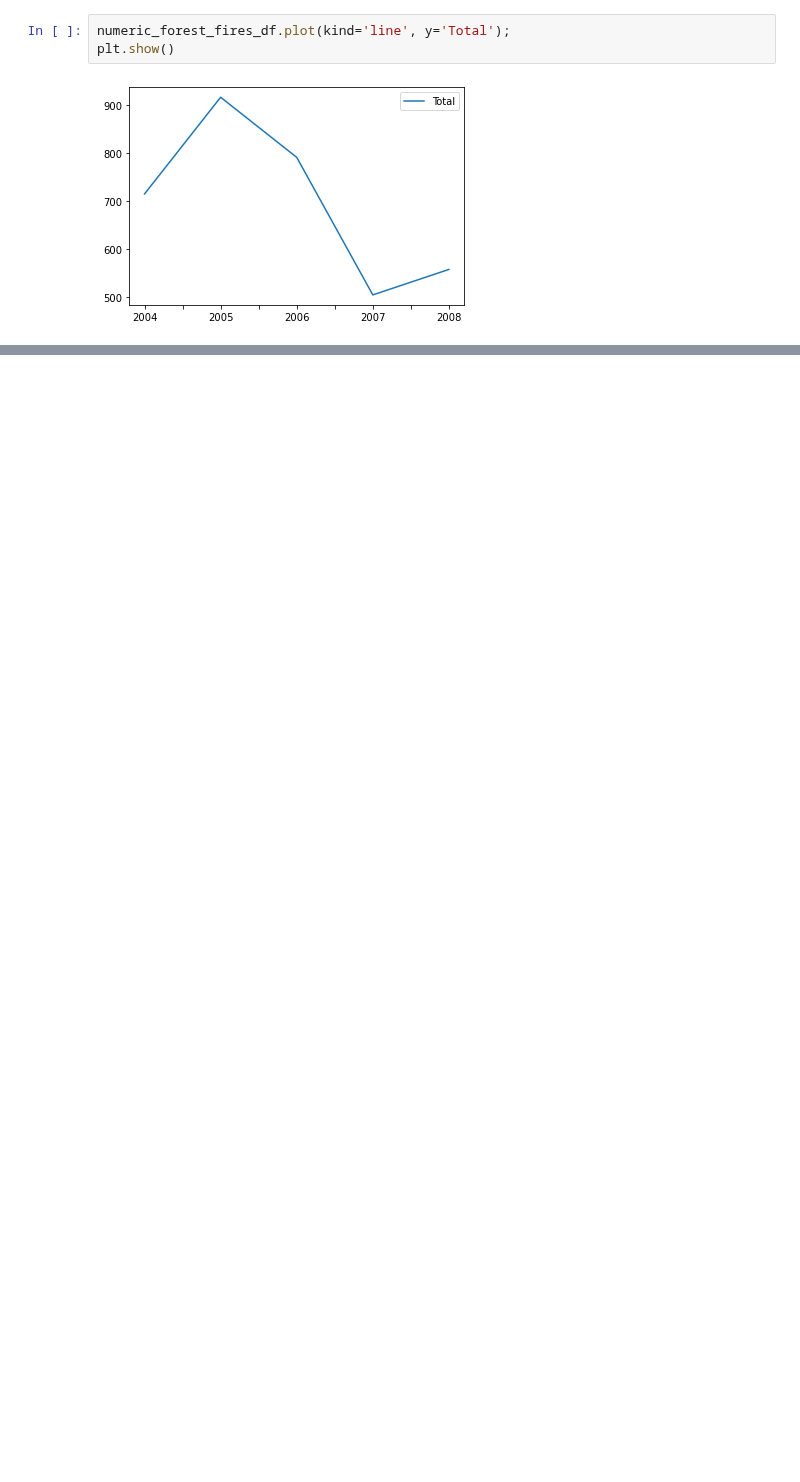
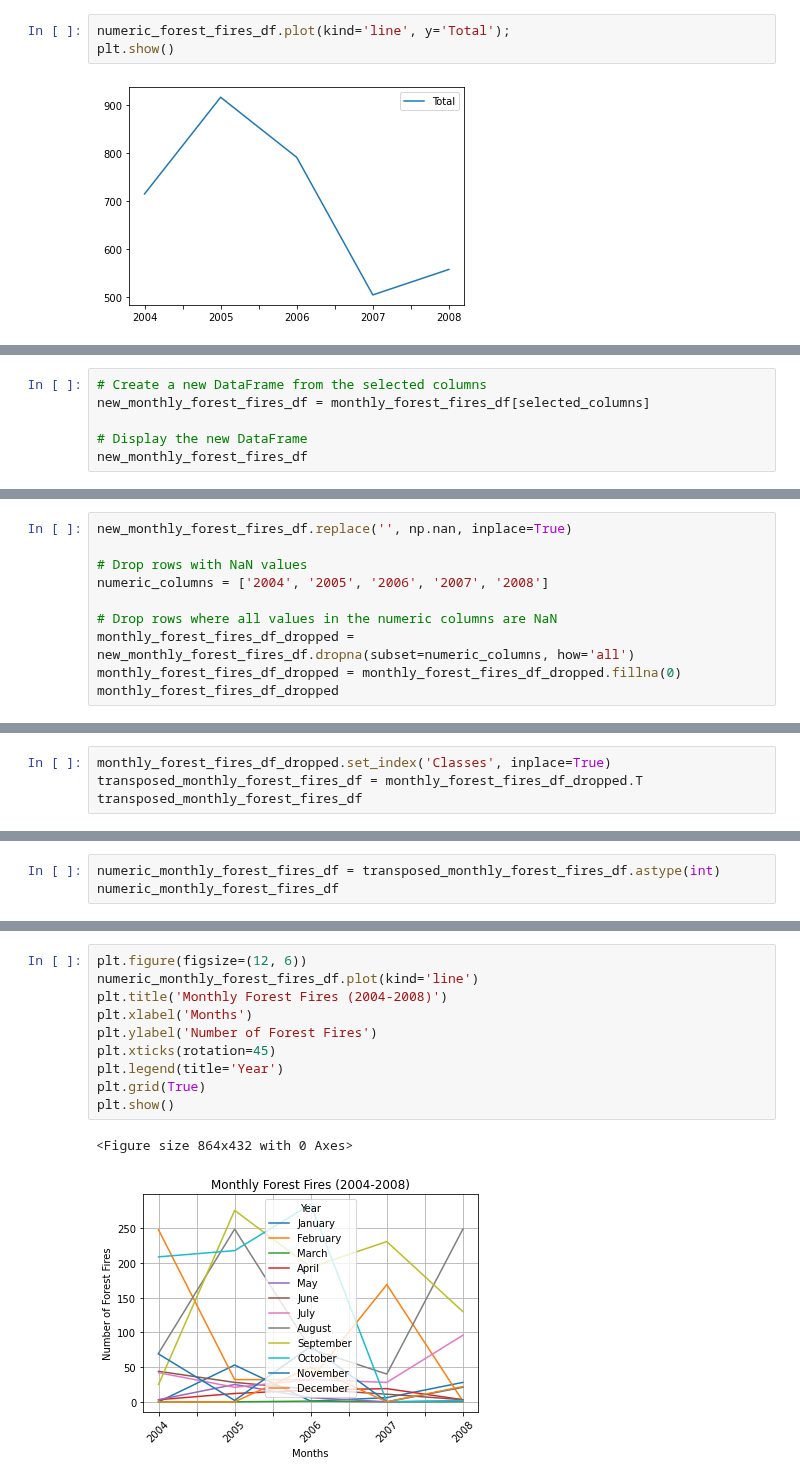
Before and after one commit to RaphaLevy/Study_on_Malaria_dynamics, a Jupyter notebook: mapbiomas_data/MapBiomas - Manaus Data.ipynb, the cells around one changed output, grey strips where cells are left out. Cells and saved outputs as stored; diff of their text form; blank space fills up the shorter version.

Commit message:
Updates .ipynb file for collection and treatment of monthly forest fires data

```diff
--- a/mapbiomas_data/MapBiomas - Manaus Data.ipynb
+++ b/mapbiomas_data/MapBiomas - Manaus Data.ipynb
@@ -299,0 +361,6 @@ plt.show()
+# %%
+# Create a new DataFrame from the selected columns
+new_monthly_forest_fires_df = monthly_forest_fires_df[selected_columns]
+
+# Display the new DataFrame
+new_monthly_forest_fires_df
@@ -299,0 +381,10 @@ plt.show()
+# %%
+new_monthly_forest_fires_df.replace('', np.nan, inplace=True)
+
+# Drop rows with NaN values
+numeric_columns = ['2004', '2005', '2006', '2007', '2008']
+
+# Drop rows where all values in the numeric columns are NaN
+monthly_forest_fires_df_dropped = new_monthly_forest_fires_df.dropna(subset=numeric_columns, how='all')
+monthly_forest_fires_df_dropped = monthly_forest_fires_df_dropped.fillna(0)
+monthly_forest_fires_df_dropped
@@ -299,0 +409,4 @@ plt.show()
+# %%
+monthly_forest_fires_df_dropped.set_index('Classes', inplace=True)
+transposed_monthly_forest_fires_df = monthly_forest_fires_df_dropped.T
+transposed_monthly_forest_fires_df
@@ -299,0 +420,3 @@ plt.show()
+# %%
+numeric_monthly_forest_fires_df = transposed_monthly_forest_fires_df.astype(int)
+numeric_monthly_forest_fires_df
@@ -299,0 +430,13 @@ plt.show()
+# %%
+plt.figure(figsize=(12, 6))
+numeric_monthly_forest_fires_df.plot(kind='line')
+plt.title('Monthly Forest Fires (2004-2008)')
+plt.xlabel('Months')
+plt.ylabel('Number of Forest Fires')
+plt.xticks(rotation=45)
+plt.legend(title='Year')
+plt.grid(True)
+plt.show()
+# %% [output]
+<Figure size 864x432 with 0 Axes>
+[figure, added]
```
Also changed, not shown: parts of 7 cells of this notebook.
